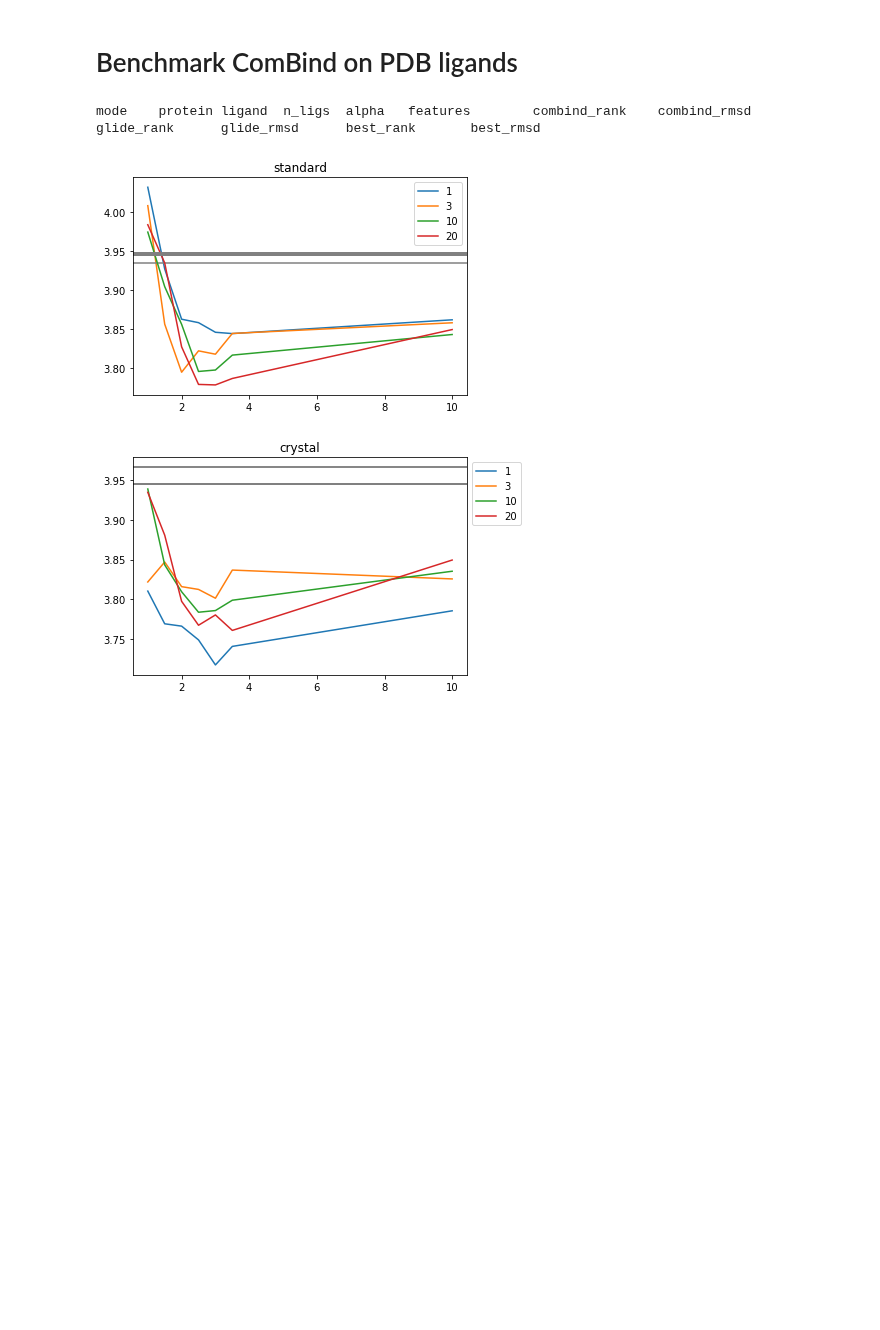
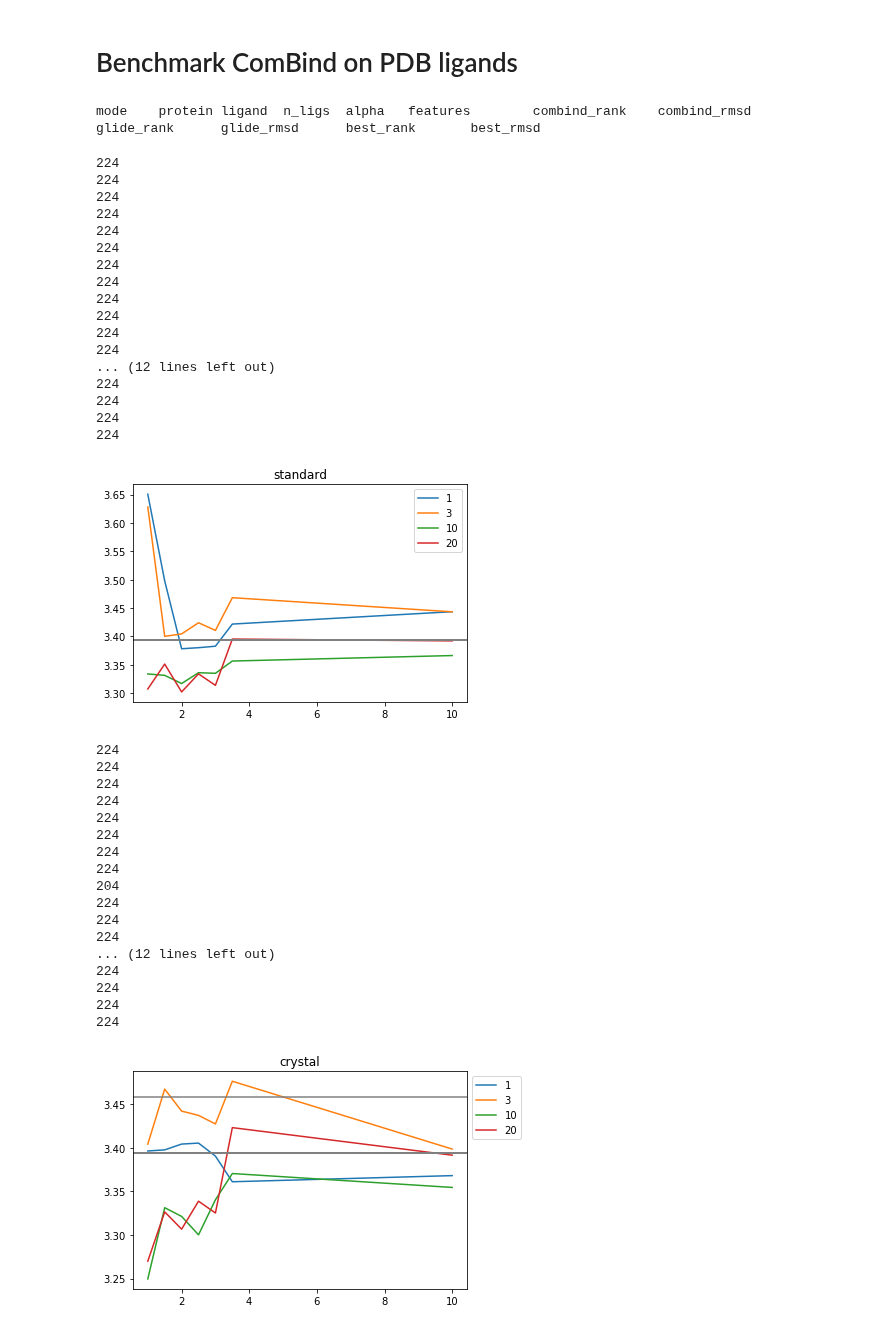
Before and after one commit to orangese/combind_multistruct_benchmarking, a Jupyter notebook: notebooks/benchmarks/best_affinity_benchmark_sweep.ipynb, the cells around one changed output. Saved outputs shown, nothing was run; the diff lists cells and outputs as text; code cells hidden in the pictures; blank space fills up the shorter version.

```diff
--- a/notebooks/benchmarks/best_affinity_benchmark_sweep.ipynb
+++ b/notebooks/benchmarks/best_affinity_benchmark_sweep.ipynb
@@ -9,52 +10,72 @@ import matplotlib.pyplot as plt
 %matplotlib inline
-# %%
-data = {} # mode, (alpha, features), protein, ligand, scores
-with open('/Users/jpaggi/Downloads/combind_data/bpp_outputs/stats6_best_affinity.tsv') as fp:
-    print fp.readline()
-    for line in fp:
-        if 'None' in line: continue
-        (mode, protein, ligand, num_ligs, alpha, features, _, combind_rmsd,
-         _, glide_rmsd, _, best_rmsd) = line.strip().split('\t')
-        alpha, combind_rmsd,glide_rmsd, best_rmsd = float(alpha), float(combind_rmsd),float(glide_rmsd), float(best_rmsd)
-        num_ligs = int(num_ligs)
-        if alpha == 0.5: continue
-        if mode not in data: data[mode] = {}
-        k = (num_ligs, alpha, features)
-        if k not in data[mode]: data[mode][k] = {}
-        if protein not in data[mode][k]: data[mode][k][protein] = {}
-        data[mode][k][protein][ligand] = (float(combind_rmsd), float(glide_rmsd), float(best_rmsd))
-# %% [output]
-mode    protein ligand  n_ligs  alpha   features        combind_rank    combind_rmsd    glide_rank      glide_rmsd      best_rank       best_rmsd
+# %%
+data = load_chembl('/Users/jpaggi/Downloads/combind_data/bpp_outputs/stats6_best_affinity.tsv')
+# %% [output]
+mode    protein ligand  n_ligs  alpha   features        combind_rank    combind_rmsd    glide_rank      glide_rmsd      best_rank       best_rmsd
 # %%
 def performance(results):
     x, y = [], []
     for prot, ligs in results.items():
         for lig, (combind, glide, best) in ligs.items():
             x += [glide]
             y += [combind]
-
+    print len(x)
     return (sum(x) / float(len(x)), sum(np.array(x) <= 2.0) /  float(len(x)),
             sum(y) / float(len(y)), sum(np.array(y) <= 2.0) /  float(len(y)))
 
 def sweep(data, mode, feature):
     num_ligs = sorted(set(k[0] for k in data[mode].keys()))
     alpha_factors = sorted(set(k[1] for k in data[mode].keys()))
     for n in [1, 3, 10, 20]: #num_ligs:
         performances = []
         for alpha_factor in alpha_factors:
             performances += [performance(data[mode][(n, alpha_factor, feature)])]
         plt.plot(alpha_factors, [p[2] for p in performances], label = n)
         for p in performances:
             plt.axhline(p[0], c = 'grey')
     plt.legend(bbox_to_anchor=(1.0, 1.0))
     plt.title(mode)
     plt.show()
 
-sweep(data, 'standard', 'pipi_contact_hbond_sb')
-sweep(data, 'crystal',  'pipi_contact_hbond_sb')
+sweep(data, 'standard', 'mcss_pipi_contact_hbond_sb')
+sweep(data, 'crystal',  'mcss_pipi_contact_hbond_sb')
 # %% [output]
+224
+224
+224
+224
+224
+224
+224
+224
+224
+224
+224
+224
+... (12 lines left out)
+224
+224
+224
+224
-[figure, old version]
+[figure, new version]
+224
+224
+224
+224
+224
+224
+224
+224
+204
+224
+224
+224
+... (12 lines left out)
+224
+224
+224
+224
-[figure, old version]
+[figure, new version]
 # %%
 thresh = 2.0
 def benchmark(results):
```
Also changed, not shown: parts of 2 cells of this notebook, 3 other files.
